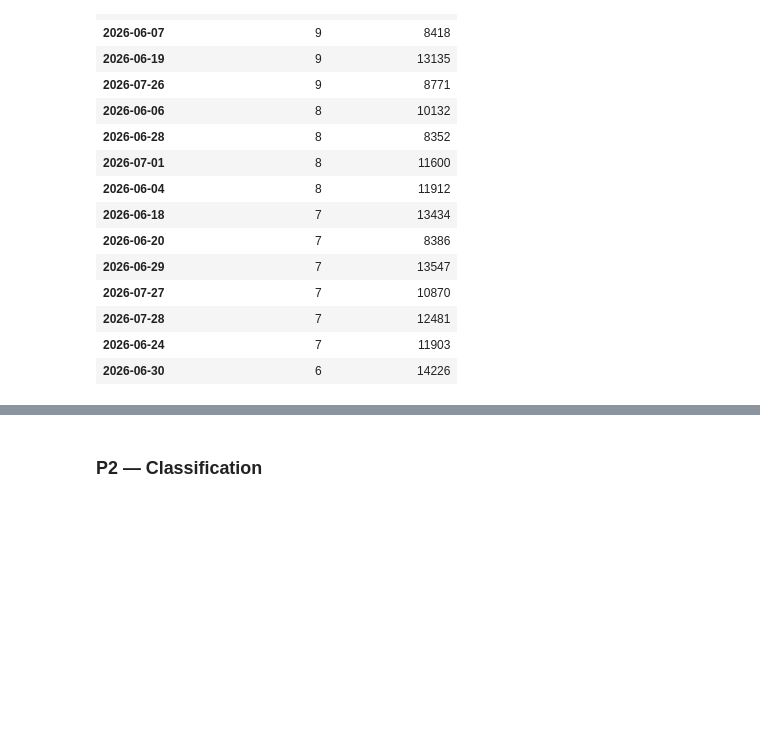
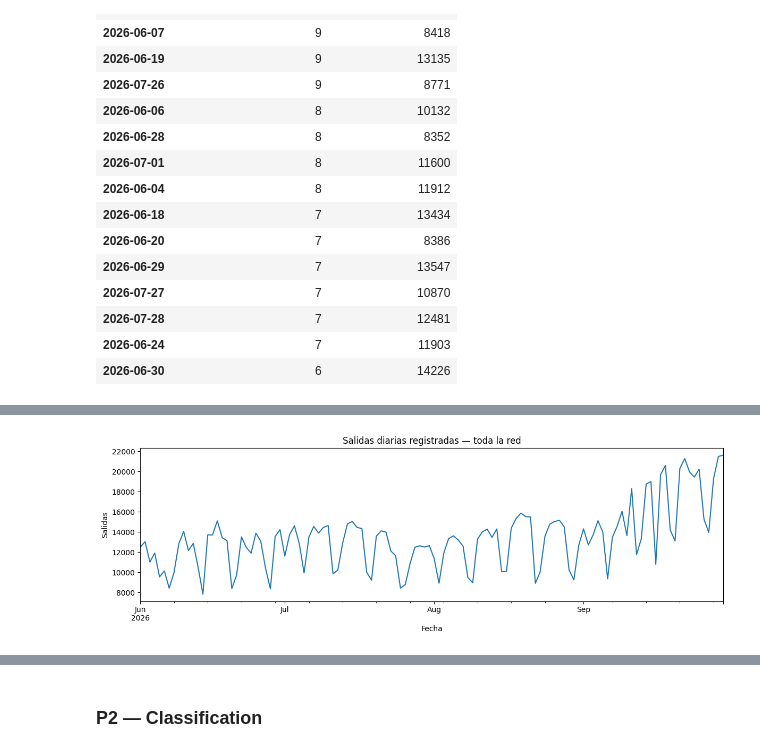
Before and after one commit to ChadayL/TC5061-Proyecto-Equipo40, a Jupyter notebook: notebooks/01_data_understanding/1.2-co-target-analysis.ipynb, the cells around one changed output, grey strips where cells are left out. Cells and saved outputs as stored; diff of their text form; code cells hidden in the pictures; blank space fills up the shorter version.

```diff
--- a/notebooks/01_data_understanding/1.2-co-target-analysis.ipynb
+++ b/notebooks/01_data_understanding/1.2-co-target-analysis.ipynb
@@ -467,3 +465,12 @@ display(
 | 2026-07-28 | 7 | 12481 |
 | 2026-06-24 | 7 | 11903 |
 | 2026-06-30 | 6 | 14226 |
+# %%
+
+#Comprobando que se haya aplicado la corrección de continuidad temporal y conservación del total de salidas
+
+from mibici.modeling.p1 import load_p1_data
+
+daily_demand = load_p1_data()
+
+display(daily_demand.head())
@@ -469,0 +516,18 @@ display(
+# %%
+import matplotlib.pyplot as plt
+
+network_daily_departures = (
+    daily_demand.groupby("date")["departures"].sum().sort_index()
+)
+
+network_daily_departures.plot(
+    figsize=(12, 4),
+    title="Salidas diarias registradas — toda la red",
+    xlabel="Fecha",
+    ylabel="Salidas",
+)
+
+plt.tight_layout()
+plt.show()
+# %% [output]
+[figure, added]
```
Also changed, not shown: parts of 10 cells of this notebook, 11 other files.
